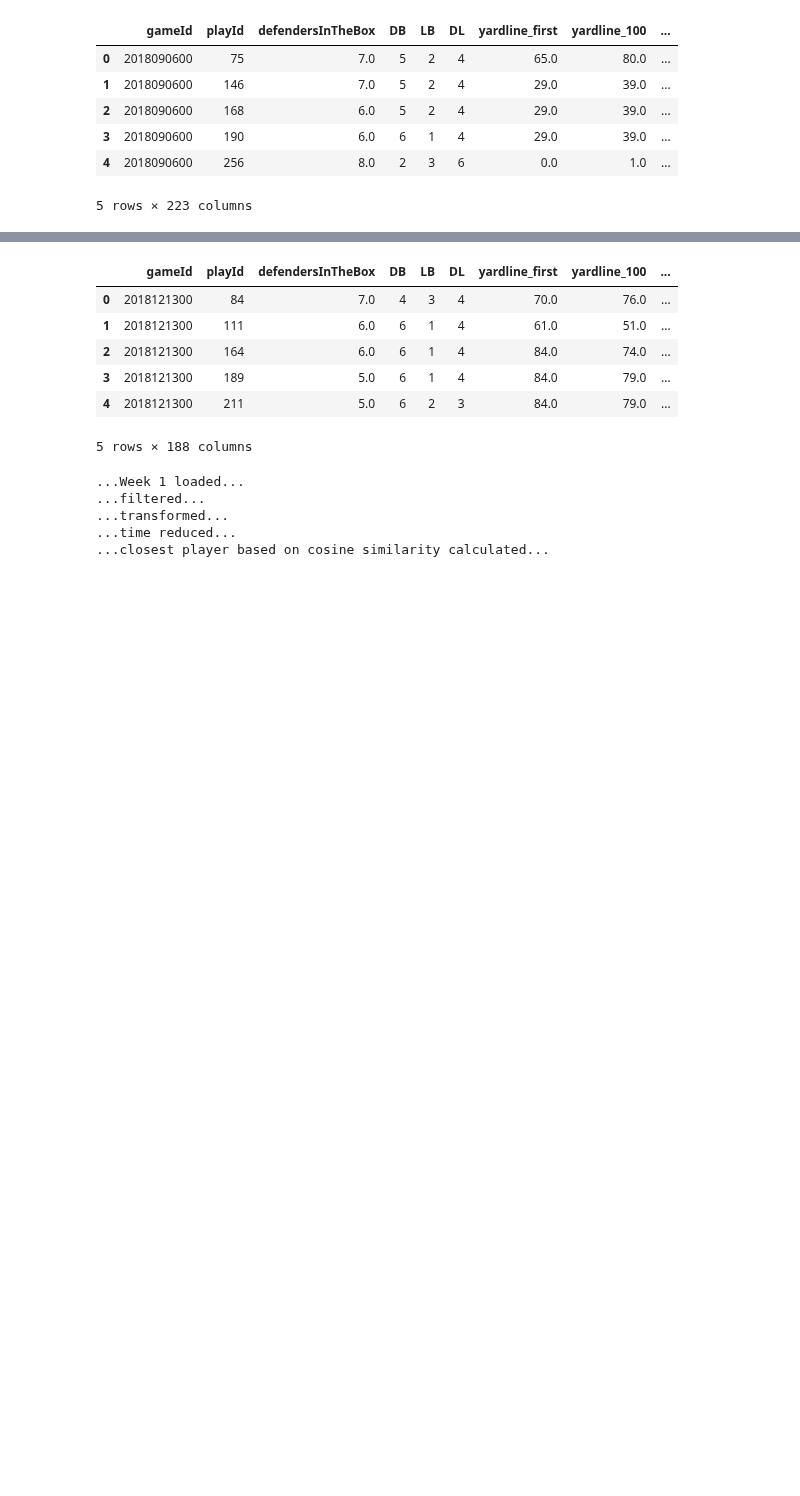
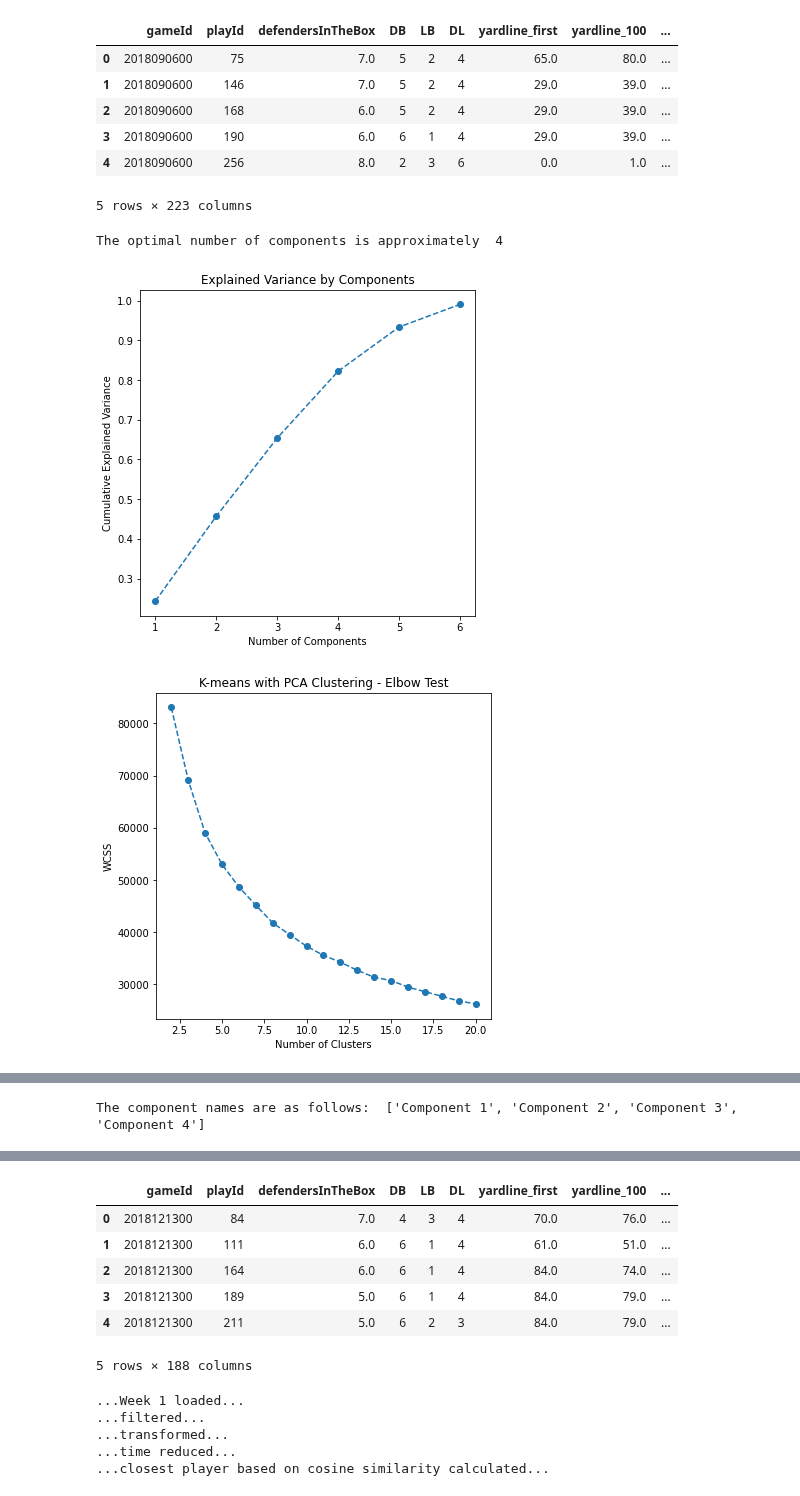
Before and after one commit to andrewbakert/NFL_Pass_Pred, a Jupyter notebook: demo.ipynb, the cells around one changed output, grey strips where cells are left out. Saved outputs shown, nothing was run; the diff lists cells and outputs as text; code cells hidden in the pictures; blank space fills up the shorter version.

Commit message:
pca to feed k-means clustering, added to demo/model

```diff
--- a/demo.ipynb
+++ b/demo.ipynb
@@ -96,3 +83,14 @@ d.head()
 | 3 | 2018090600 | 190 | 6.0 | 6 | 1 | 4 | 29.0 | 39.0 | ... |
 | 4 | 2018090600 | 256 | 8.0 | 2 | 3 | 6 | 0.0 | 1.0 | ... |
 5 rows × 223 columns
+# %%
+import def_clust
+import importlib
+importlib.reload(def_clust)
+from def_clust import return_pca_and_clusters, kmeans_visual
+
+df_seg = return_pca_and_clusters(d, n_clusters=4)
+# %% [output]
+The optimal number of components is approximately  4
+[figure, added]
+[figure, added]
@@ -98,0 +98 @@ d.head()
+The component names are as follows:  ['Component 1', 'Component 2', 'Component 3', 'Component 4']
```
Also changed, not shown: parts of 5 cells of this notebook, 3 other files.
